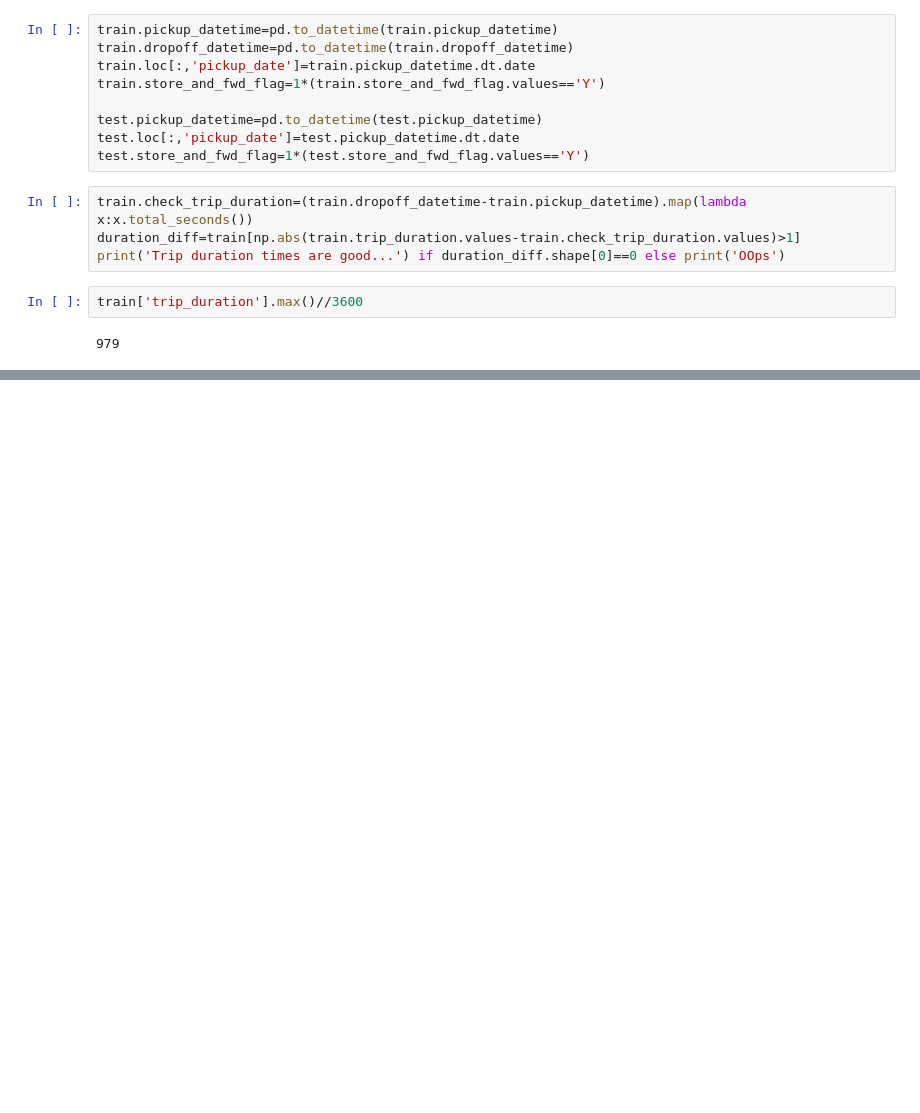
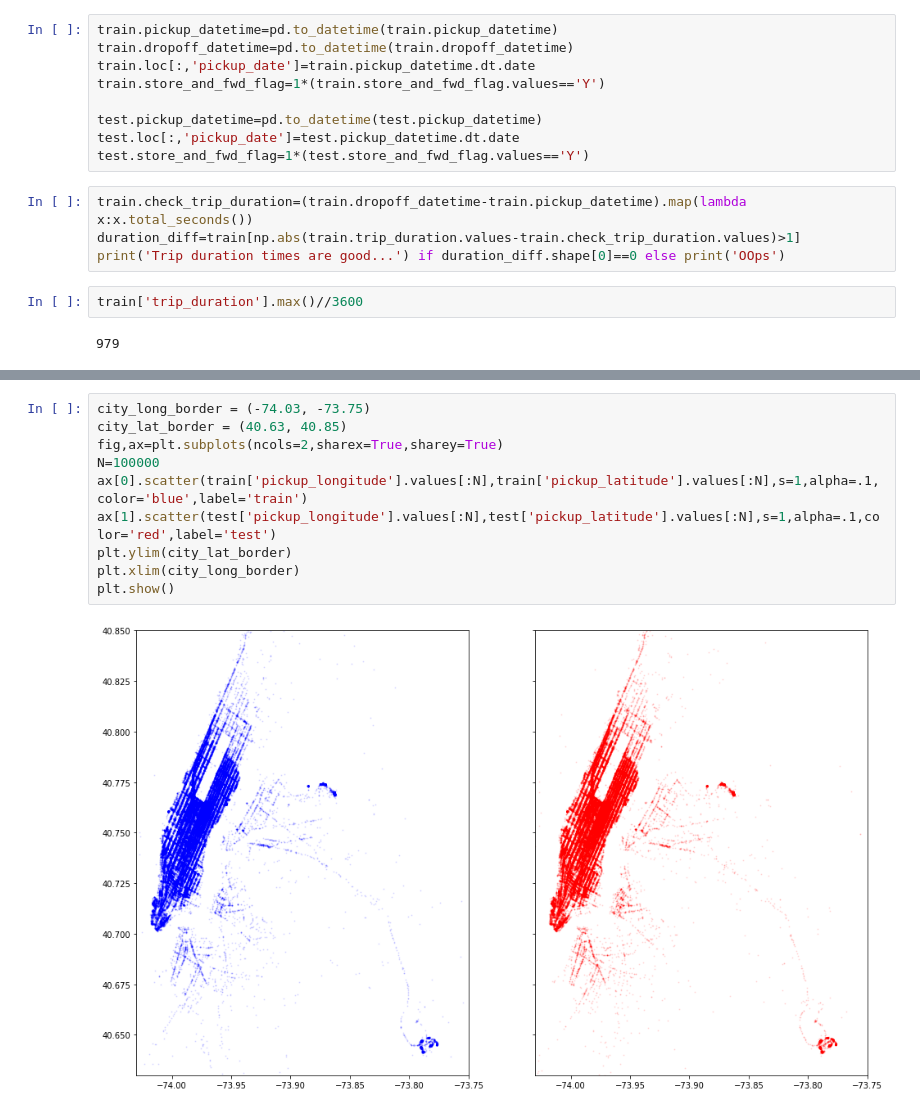
Before and after one commit to prabha-git/kaggle, a Jupyter notebook: New York City Taxi Trip Duration/From EDA to the Top (LB 0.367) by Beluga.ipynb, the cells around one changed output, grey strips where cells are left out. Saved outputs shown, nothing was run; the diff lists cells and outputs as text; blank space fills up the shorter version.

```diff
--- a/New York City Taxi Trip Duration/From EDA to the Top (LB 0.367) by Beluga.ipynb
+++ b/New York City Taxi Trip Duration/From EDA to the Top (LB 0.367) by Beluga.ipynb
@@ -60,0 +80,12 @@ Trip duration times are good...
+# %%
+city_long_border = (-74.03, -73.75)
+city_lat_border = (40.63, 40.85)
+fig,ax=plt.subplots(ncols=2,sharex=True,sharey=True)
+N=100000
+ax[0].scatter(train['pickup_longitude'].values[:N],train['pickup_latitude'].values[:N],s=1,alpha=.1,color='blue',label='train')
+ax[1].scatter(test['pickup_longitude'].values[:N],test['pickup_latitude'].values[:N],s=1,alpha=.1,color='red',label='test')
+plt.ylim(city_lat_border)
+plt.xlim(city_long_border)
+plt.show()
+# %% [output]
+[figure, added]
```
Also changed, not shown: parts of 6 cells of this notebook.
